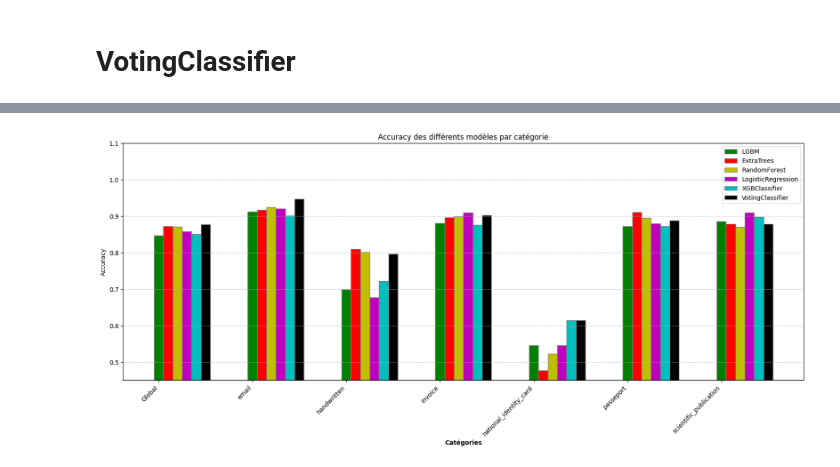
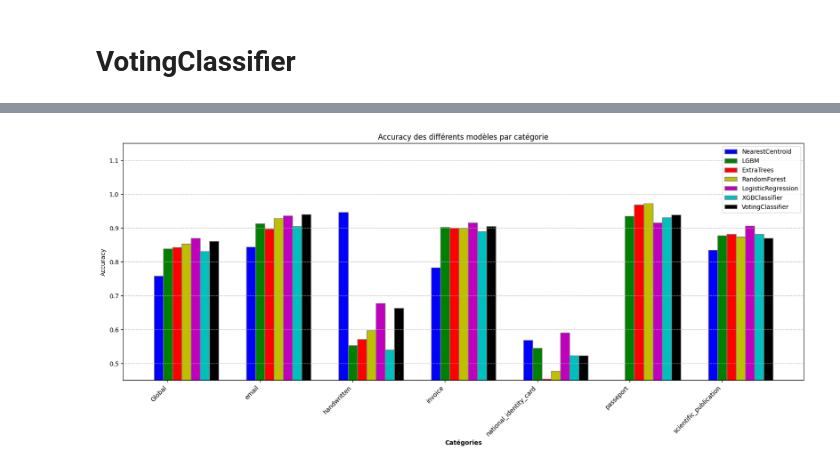
Before and after one commit to HSrbyte/doc-classifier, a Jupyter notebook: notebooks/10-aasri-tfidf-modeling-text.ipynb, the cells around one changed output, grey strips where cells are left out. Saved outputs shown, nothing was run; the diff lists cells and outputs as text; code cells hidden in the pictures.

Commit message:
update plots accuracy results

```diff
--- a/notebooks/10-aasri-tfidf-modeling-text.ipynb
+++ b/notebooks/10-aasri-tfidf-modeling-text.ipynb
@@ -198,7 +142,7 @@ verbose = 3
 n_jobs = 5
 
 data_results = {}
-output_data_name = 'models/tfidifOnly_GridSearchCV_result.json'
+output_data_name = 'models/tfidfOnly_GridSearchCV_result.json'
 data_results['seed'] = seed
 data_results['GridSearchCV_params'] = {'cv':cv, 'scoring':scoring, 'verbose':verbose, 'n_jobs':n_jobs}
 for model_name, param_grid in models_param_grids.items():
@@ -348,7 +266,8 @@ NameError: name 'values_LGBM' is not defined
 # %%
 from sklearn.ensemble import VotingClassifier
 
-estimators = [
+estimators_hard = [
+    ('NearestCentroid', load('models/tfidfOnly_NearestCentroid.joblib')),
     ('LogisticRegression', load('models/tfidfOnly_LogisticRegression.joblib')),
     ('RandomForest', load('models/tfidfOnly_RandomForestClassifier.joblib')),
     ('ExtraTrees', load('models/tfidfOnly_ExtraTreesClassifier.joblib')),
@@ -356,9 +275,20 @@ estimators = [
     ('XGB', load('models/tfidfOnly_XGBClassifier.joblib')),
 ]
 
-voting_hard = VotingClassifier(estimators, voting='hard', n_jobs=16)
-voting_soft = VotingClassifier(estimators, voting='soft', n_jobs=16)
+estimators_soft = [
+    #('NearestCentroid', load('models/tfidfOnly_NearestCentroid.joblib')),
+    ('LogisticRegression', load('models/tfidfOnly_LogisticRegression.joblib')),
+    ('RandomForest', load('models/tfidfOnly_RandomForestClassifier.joblib')),
+    ('ExtraTrees', load('models/tfidfOnly_ExtraTreesClassifier.joblib')),
+    ('LGBM', load('models/tfidfOnly_LGBMClassifier.joblib')),
+    ('XGB', load('models/tfidfOnly_XGBClassifier.joblib')),
+]
 
-voting_hard.fit(X_train, y_train)
-voting_soft.fit(X_train, y_train)
+voting_hard = VotingClassifier(estimators_hard, voting='hard', n_jobs=16)
+voting_soft = VotingClassifier(estimators_soft, voting='soft', n_jobs=16)
+
+print("traing voting_hard...")
+voting_hard.fit(X_train_tfidf, y_train)
+print("traing voting_soft...")
+voting_soft.fit(X_train_tfidf, y_train)
 # %% [output]
@@ -428,8 +358,8 @@ VotingClassifier(estimators=[('LogisticRegression',
                                             objective='multi:softprob', ...))],
                  n_jobs=16, voting='soft')
 # %%
-accuracy_voting_hard = calculate_accuracy(voting_hard, X_test, y_test)
-accuracy_voting_soft = calculate_accuracy(voting_soft, X_test, y_test)
+accuracy_voting_hard = calculate_accuracy(voting_hard, X_test_tfidf, y_test)
+accuracy_voting_soft = calculate_accuracy(voting_soft, X_test_tfidf, y_test)
 
 
 categories = list(accuracy_voting_hard.keys())
@@ -463,27 +393,27 @@ dump(voting_hard, os.path.join('models', model_vc_name))
 # %%
 values_voting_hard = list(accuracy_voting_hard.values())
 
 r7 = [x + bar_width for x in r6]
 
 # Création du graphique
 plt.figure(figsize=(20, 7))
-#plt.bar(r1, values_NearestCentroid, color='b', width=bar_width, edgecolor='grey', label='NearestCentroid')
+plt.bar(r1, values_NearestCentroid, color='b', width=bar_width, edgecolor='grey', label='NearestCentroid')
 plt.bar(r2, values_LGBM, color='g', width=bar_width, edgecolor='grey', label='LGBM')
 plt.bar(r3, values_ExtraTrees, color='r', width=bar_width, edgecolor='grey', label='ExtraTrees')
 plt.bar(r4, values_RandomForest, color='y', width=bar_width, edgecolor='grey', label='RandomForest')
 plt.bar(r5, values_LogisticRegression, color='m', width=bar_width, edgecolor='grey', label='LogisticRegression')
 plt.bar(r6, values_XGB, color='c', width=bar_width, edgecolor='grey', label='XGBClassifier')
 plt.bar(r7, values_voting_hard, color='k', width=bar_width, edgecolor='grey', label='VotingClassifier')
 
 plt.xlabel('Catégories', fontweight='bold')
 plt.xticks([r + bar_width for r in range(len(categories))], categories)
 plt.ylabel('Accuracy')
 plt.title('Accuracy des différents modèles par catégorie')
 
 plt.legend()
-plt.ylim(0.45,1.1)
+plt.ylim(0.45,1.15)
 plt.xticks(rotation=45, ha='right')
 plt.grid(axis='y', linestyle='--', alpha=0.7)
 plt.show()
 # %% [output]
-[figure, old version]
+[figure, new version]
```
Also changed, not shown: parts of 13 cells of this notebook, 2 other files.
